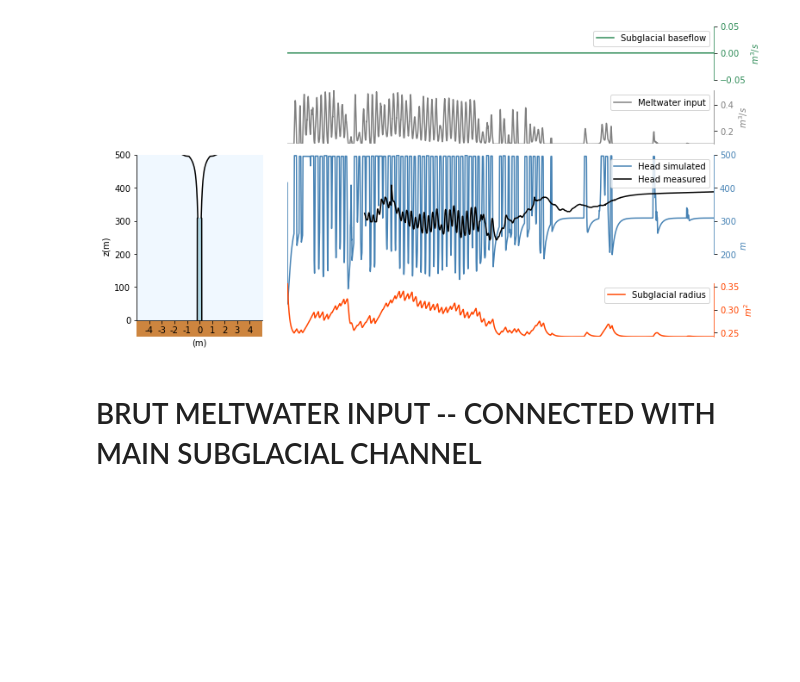
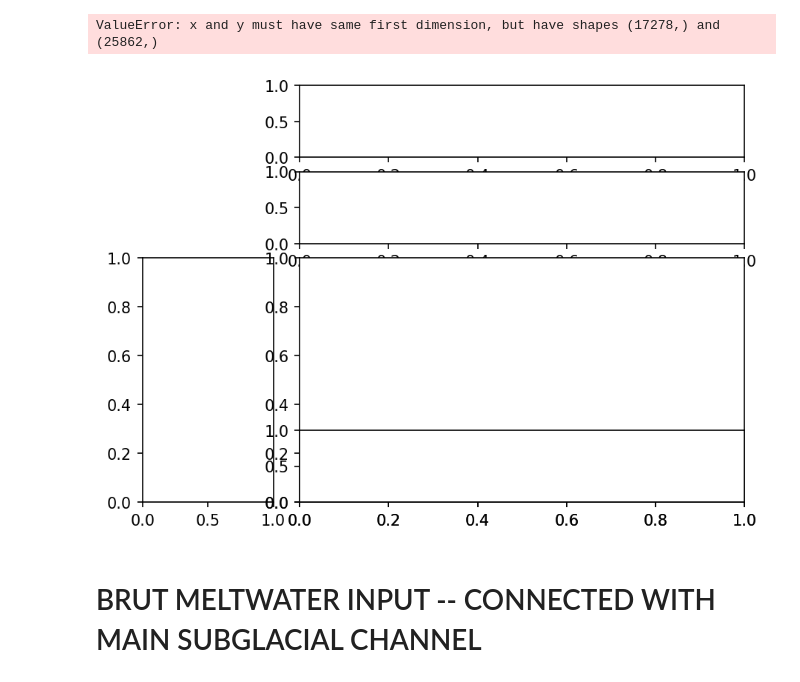
Before and after one commit to cctrunz/ModelRepo_pyMouShBaseflow_paper, a Jupyter notebook: Simulate_moulin_data.ipynb, the cells around one changed output. Cells and saved outputs as stored; diff of their text form; code cells hidden in the pictures; blank space fills up the shorter version.

```diff
--- a/Simulate_moulin_data.ipynb
+++ b/Simulate_moulin_data.ipynb
@@ -36,19 +120,27 @@ meltwater_input = Qin_real(time, Qin_data, Qtime_data)
 # %%
 #INITIALIZE MODEL
-moulin_brut = MoulinShape(
-                        temperature_profile = temperature_profile,
-                        ice_thickness = ice_thickness,
-                        regional_surface_slope = regional_surface_slope,
-                        initial_subglacial_area = 0.2)
+pira_brut = MoulinShape(  channel_length = channel_length,
+                          temperature_profile = temperature_profile,
+                          ice_thickness = pira['ice_thickness'],
+                          regional_surface_slope = regional_surface_slope,
+                          initial_subglacial_area = 0.2)
 
-for t in time :
-    #main subglacial channel
-    moulin_brut.run1step(time,
-                        timestep,
-                        meltwater_input)
+days = 100
+time_pira = pira['time']#[0:int(days*secinday/300)]
+meltwater = pira['meltwater_input'][0:int(days*secinday/300)]
+for t in time_pira :
+    pira_brut.run1step(time,timestep,meltwater,
+                 subglacial_baseflow = pira['baseflow_one']*0,
+                 creep=True,
+                 elastic_deformation=True,
+                 melt_below_head=True,
+                 open_channel_melt=False,
+                 potential_drop=True)
 
 # PLOT MODEL OUTPUT
 idx = -2
-moulin_brut.plot_AGU_3(idx,t_real,h_real)
+fig = plt.figure(figsize=(7,6),dpi=150)
+pira_brut.plot_AGU_3(fig,idx,pira['t_real'],pira['h_real'])
 # %% [output]
+ValueError: x and y must have same first dimension, but have shapes (17278,) and (25862,)
-[figure, old version]
+[figure, new version]
```
Also changed, not shown: parts of 7 cells of this notebook, 1 other file.
